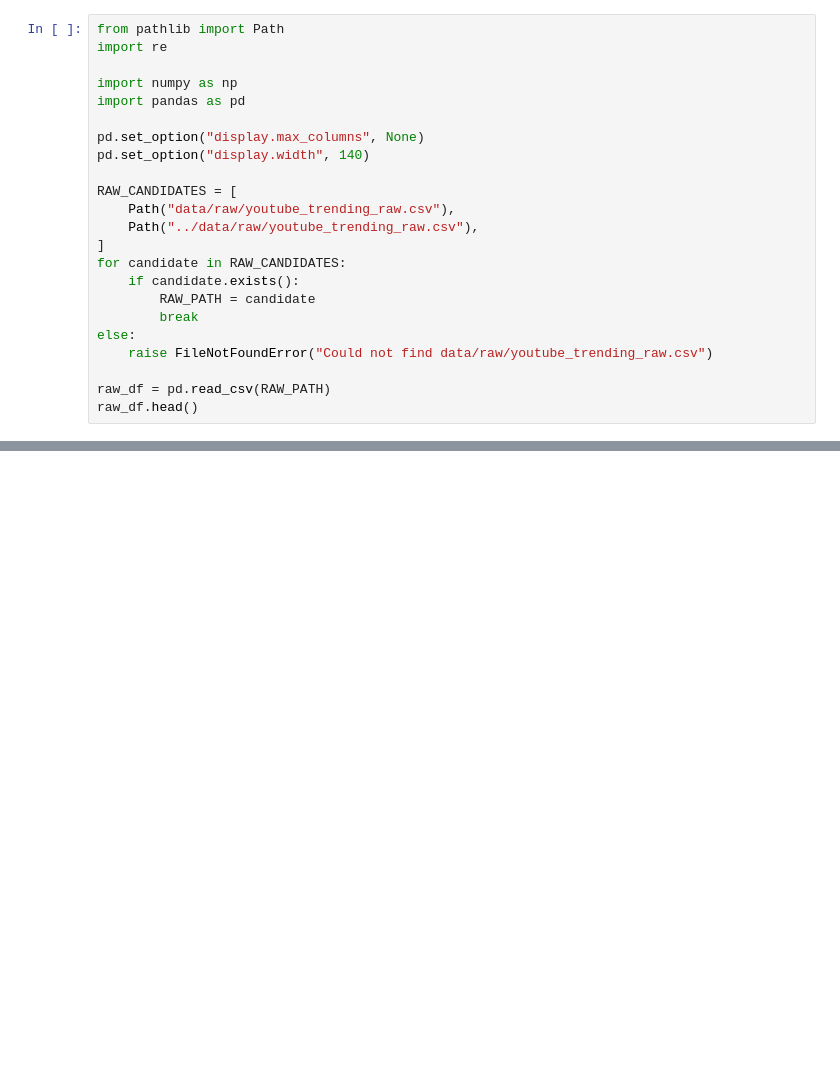
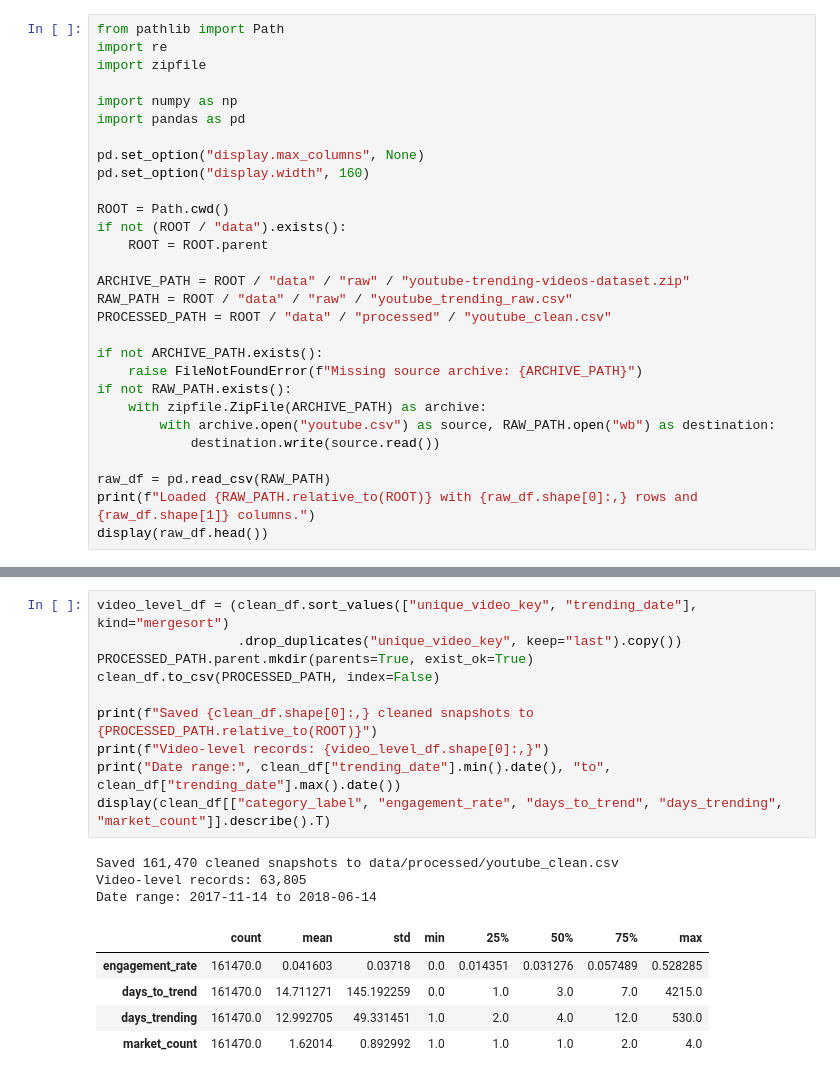
Before and after one commit to adnan2002/youtube-ds, a Jupyter notebook: notebooks/01_youtube_trending_eda.ipynb, the cells around one changed output, grey strips where cells are left out. Cells and saved outputs as stored; diff of their text form; blank space fills up the shorter version.

```diff
--- a/notebooks/01_youtube_trending_eda.ipynb
+++ b/notebooks/01_youtube_trending_eda.ipynb
@@ -27,24 +9,30 @@ The first cells load the raw CSV and inspect the schema, datatypes, descriptive
 # %%
 from pathlib import Path
 import re
+import zipfile
 
 import numpy as np
 import pandas as pd
 
 pd.set_option("display.max_columns", None)
-pd.set_option("display.width", 140)
+pd.set_option("display.width", 160)
 
-RAW_CANDIDATES = [
-    Path("data/raw/youtube_trending_raw.csv"),
-    Path("../data/raw/youtube_trending_raw.csv"),
-]
-for candidate in RAW_CANDIDATES:
-    if candidate.exists():
-        RAW_PATH = candidate
-        break
-else:
-    raise FileNotFoundError("Could not find data/raw/youtube_trending_raw.csv")
+ROOT = Path.cwd()
+if not (ROOT / "data").exists():
+    ROOT = ROOT.parent
+
+ARCHIVE_PATH = ROOT / "data" / "raw" / "youtube-trending-videos-dataset.zip"
+RAW_PATH = ROOT / "data" / "raw" / "youtube_trending_raw.csv"
+PROCESSED_PATH = ROOT / "data" / "processed" / "youtube_clean.csv"
+
+if not ARCHIVE_PATH.exists():
+    raise FileNotFoundError(f"Missing source archive: {ARCHIVE_PATH}")
+if not RAW_PATH.exists():
+    with zipfile.ZipFile(ARCHIVE_PATH) as archive:
+        with archive.open("youtube.csv") as source, RAW_PATH.open("wb") as destination:
+            destination.write(source.read())
 
 raw_df = pd.read_csv(RAW_PATH)
-raw_df.head()
+print(f"Loaded {RAW_PATH.relative_to(ROOT)} with {raw_df.shape[0]:,} rows and {raw_df.shape[1]} columns.")
+display(raw_df.head())
 # %% [output]
@@ -450,0 +171,19 @@ display(clean_df[['views', 'likes', 'dislikes', 'comment_count', 'engagement_rat
+# %%
+video_level_df = (clean_df.sort_values(["unique_video_key", "trending_date"], kind="mergesort")
+                  .drop_duplicates("unique_video_key", keep="last").copy())
+PROCESSED_PATH.parent.mkdir(parents=True, exist_ok=True)
+clean_df.to_csv(PROCESSED_PATH, index=False)
+
+print(f"Saved {clean_df.shape[0]:,} cleaned snapshots to {PROCESSED_PATH.relative_to(ROOT)}")
+print(f"Video-level records: {video_level_df.shape[0]:,}")
+print("Date range:", clean_df["trending_date"].min().date(), "to", clean_df["trending_date"].max().date())
+display(clean_df[["category_label", "engagement_rate", "days_to_trend", "days_trending", "market_count"]].describe().T)
+# %% [output]
+Saved 161,470 cleaned snapshots to data/processed/youtube_clean.csv
+Video-level records: 63,805
+Date range: 2017-11-14 to 2018-06-14
+|  | count | mean | std | min | 25% | 50% | 75% | max |
+| engagement_rate | 161470.0 | 0.041603 | 0.03718 | 0.0 | 0.014351 | 0.031276 | 0.057489 | 0.528285 |
+| days_to_trend | 161470.0 | 14.711271 | 145.192259 | 0.0 | 1.0 | 3.0 | 7.0 | 4215.0 |
+| days_trending | 161470.0 | 12.992705 | 49.331451 | 1.0 | 2.0 | 4.0 | 12.0 | 530.0 |
+| market_count | 161470.0 | 1.62014 | 0.892992 | 1.0 | 1.0 | 1.0 | 2.0 | 4.0 |
```
Also changed, not shown: parts of 25 cells of this notebook, 2 other files.
